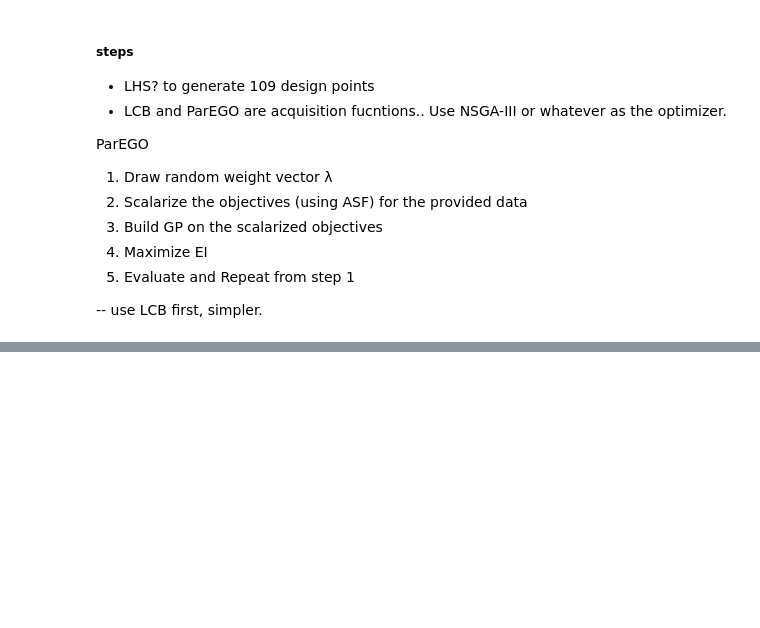
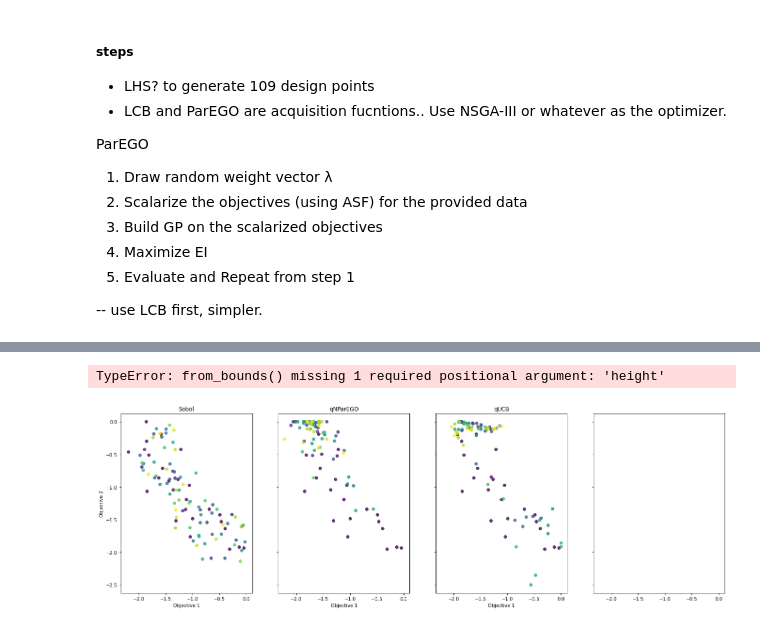
Before and after one commit to jpajasmaa/datadrivendemos, a Jupyter notebook: assignments/demo3.ipynb, the cells around one changed output, grey strips where cells are left out. Drawn from its saved outputs; the diff is of its cells as text; code cells hidden in the pictures; blank space fills up the shorter version.

```diff
--- a/assignments/demo3.ipynb
+++ b/assignments/demo3.ipynb
@@ -766,0 +758,28 @@ plt.legend()
+# %%
+from matplotlib.cm import ScalarMappable
+
+
+fig, axes = plt.subplots(1, 4, figsize=(23, 7), sharex=True, sharey=True)
+algos = ["Sobol", "qNParEGO", "qUCB"]
+cm = plt.cm.get_cmap('viridis')
+
+batch_number = torch.cat(
+    [torch.zeros(2*(problem.dim+1)), torch.arange(1, N_BATCH+1).repeat(BATCH_SIZE, 1).t().reshape(-1)]
+).numpy()
+for i, train_obj in enumerate((train_obj_true_random, train_obj_true_qparego, train_obj_true_qucb)):
+    sc = axes[i].scatter(
+        train_obj[:, 0].cpu().numpy(), train_obj[:,1].cpu().numpy(), c=batch_number, alpha=0.8,
+    )
+    axes[i].set_title(algos[i])
+    axes[i].set_xlabel("Objective 1")
+axes[0].set_ylabel("Objective 2")
+norm = plt.Normalize(batch_number.min(), batch_number.max())
+sm =  ScalarMappable(norm=norm, cmap=cm)
+sm.set_array([])
+fig.subplots_adjust(right=0.9)
+cbar_ax = fig.add_axes([0.93, 0.15, 0.01])
+cbar = fig.colorbar(sm, cax=cbar_ax)
+cbar.ax.set_title("Iteration")
+# %% [output]
+TypeError: from_bounds() missing 1 required positional argument: 'height'
+[figure, added]
```
Also changed, not shown: parts of 40 cells of this notebook.
